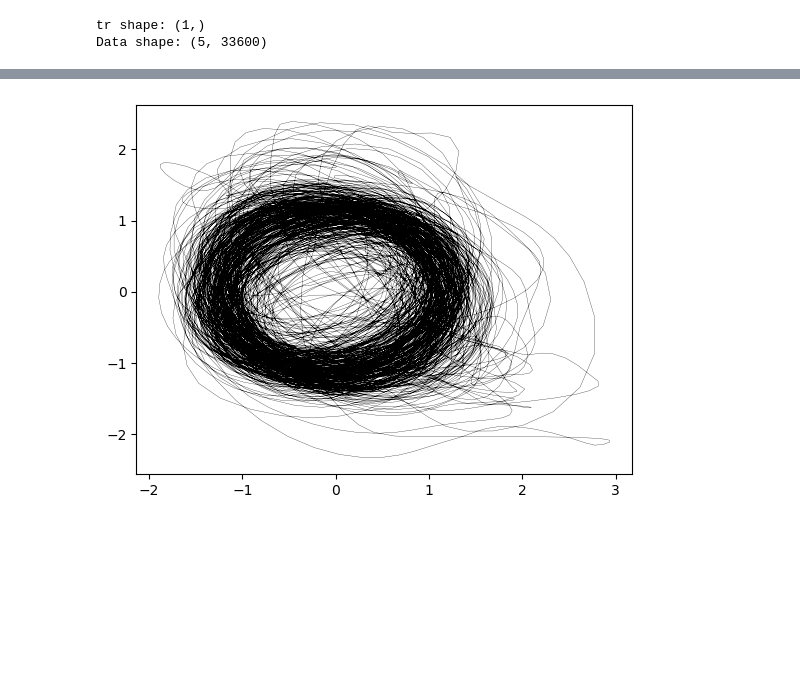
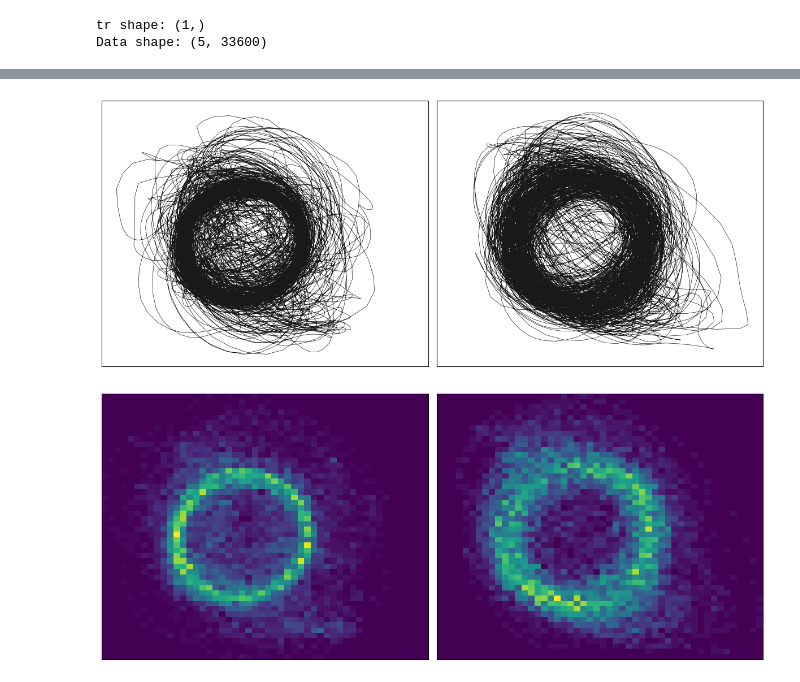
Before and after one commit to oist/ReservoirComputing, a Jupyter notebook: figure/fig4_worm.ipynb, the cells around one changed output, grey strips where cells are left out. Cells and saved outputs as stored; diff of their text form; code cells hidden in the pictures; blank space fills up the shorter version.

```diff
--- a/figure/fig4_worm.ipynb
+++ b/figure/fig4_worm.ipynb
@@ -8,7 +7,7 @@ from esn import ESN, ESNConfig
 # %%
 import h5py
 
-with h5py.File('./data_eigenworm/crawl.mat', 'r') as f:
+with h5py.File('/Users/iliasoroka/RC/data_eigenworm/crawl.mat', 'r') as f:
     tr_refs = f['tr'][1]
     print(f"tr shape: {tr_refs.shape}")
 
@@ -78,0 +58,13 @@ config.spectral_radius=0.3809616855907689
+# %%
+config = ESNConfig(
+    N=10000,
+    input_dim=5,
+    spectral_radius=0.1809616855907689,
+    alpha=1.5,
+    sparsity=0.99,
+    input_scaling=1.2665236214415563,
+    bias_scaling=0.01,
+    seed=None,
+    mode='leaky',
+    leaky_rate=0.7057809844406092,
+)
@@ -91,5 +94,5 @@ predictions, states = esn_resampled.predict(warmup_data_resampled, steps=5000)
 # %%
-warmup_data = worm_N2_scaled[:inputdim, 12000:14000]
+warmup_data = worm_N2_scaled[:inputdim, 2000:4000]
 predictions, states = esn.predict(warmup_data, steps=10000)
 # %%
-read_data_slice = worm_N2_scaled[:inputdim, 14000:24000]
+read_data_slice = worm_N2_scaled[:inputdim, 4000:14000]
@@ -96,6 +115,55 @@ read_data_slice = worm_N2_scaled[:inputdim, 14000:24000]
 # %%
-# plt.plot(predictions[0, :], predictions[1, :], 'k', linewidth=0.2)
-plt.plot(read_data_slice[0, :], read_data_slice[1, :], 'k', linewidth=0.2)
+fig, (ax1, ax2) = plt.subplots(1, 2, figsize=(12, 5))
+
+x_min = min(predictions[0, :].min(), read_data_slice[0, :].min())
+x_max = max(predictions[0, :].max(), read_data_slice[0, :].max())
+y_min = min(predictions[1, :].min(), read_data_slice[1, :].min())
+y_max = max(predictions[1, :].max(), read_data_slice[1, :].max())
+
+x_padding = (x_max - x_min) * 0.05
+y_padding = (y_max - y_min) * 0.05
+
+ax1.plot(predictions[0, :], predictions[1, :], 'black', linewidth=0.5, alpha=0.9)
+
+ax1.set_xlim(x_min - x_padding, x_max + x_padding)
+ax1.set_ylim(y_min - y_padding, y_max + y_padding)
+ax1.set_xticks([])
+ax1.set_yticks([])
+
+ax2.plot(read_data_slice[0, :], read_data_slice[1, :], 'black', linewidth=0.5, alpha=0.9)
+
+ax2.set_xlim(x_min - x_padding, x_max + x_padding)
+ax2.set_ylim(y_min - y_padding, y_max + y_padding)
+ax2.set_xticks([])
+ax2.set_yticks([])
+
+plt.tight_layout()
+# plt.savefig('prediction_vs_real.svg', format='svg', transparent=True)
+# plt.savefig('prediction_vs_real.pdf', format='pdf', bbox_inches='tight')
 plt.show()
+fig, (ax1, ax2) = plt.subplots(1, 2, figsize=(12, 5))
+
+x_min = min(predictions[0, :].min(), read_data_slice[0, :].min())
+x_max = max(predictions[0, :].max(), read_data_slice[0, :].max())
+y_min = min(predictions[1, :].min(), read_data_slice[1, :].min())
+y_max = max(predictions[1, :].max(), read_data_slice[1, :].max())
+
+ax1.hist2d(predictions[0, :], predictions[1, :], bins=50, range=[[x_min, x_max], [y_min, y_max]])
+ax1.set_xlim(x_min, x_max)
+ax1.set_ylim(y_min, y_max)
+ax1.set_xticks([])
+ax1.set_yticks([])
+
+ax2.hist2d(read_data_slice[0, :], read_data_slice[1, :], bins=50, range=[[x_min, x_max], [y_min, y_max]])
+ax2.set_xlim(x_min, x_max)
+ax2.set_ylim(y_min, y_max)
+ax2.set_xticks([])
+ax2.set_yticks([])
+
+plt.tight_layout()
+# plt.savefig('histogram_prediction.svg', format='svg', transparent=True)
+# plt.savefig('histogram_real.svg', format='svg', transparent=True)
+plt.show()
 # %% [output]
-[figure, old version]
+[figure, new version]
+[figure, added]
```
Also changed, not shown: parts of 40 cells of this notebook, 7 other files.
